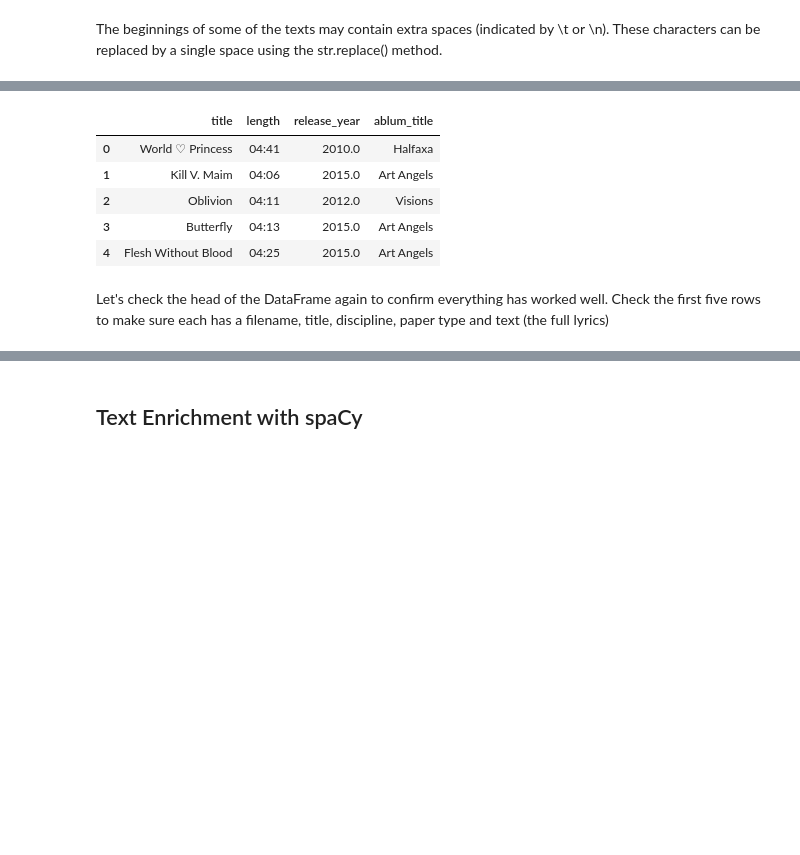
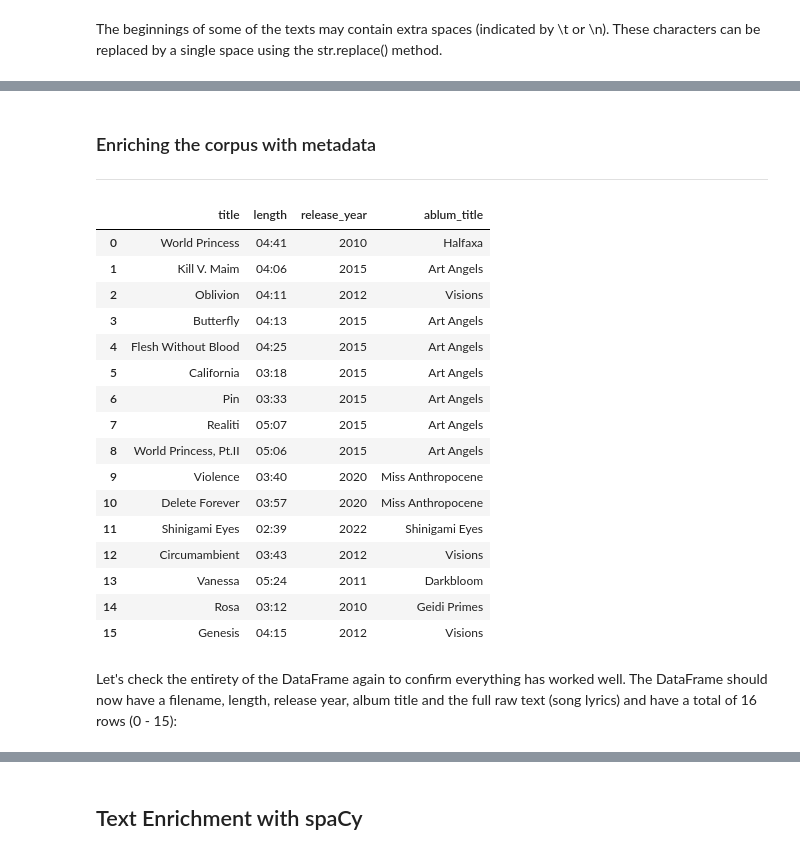
Before and after one commit to v1alina/collecting_data_assignment4, a Jupyter notebook: corpus-analysis-with-spacy.ipynb, the cells around one changed output, grey strips where cells are left out. Drawn from its saved outputs; the diff is of its cells as text; code cells hidden in the pictures; blank space fills up the shorter version.

```diff
--- a/corpus-analysis-with-spacy.ipynb
+++ b/corpus-analysis-with-spacy.ipynb
@@ -164,12 +177,29 @@ paper_df.head()
+# %% [markdown]
+### Enriching the corpus with metadata
+---
 # %%
 # Load metadata.
 metadata_df = pd.read_csv('metadata.csv')
-metadata_df.head()
-# %% [output]
-|  | title | length | release_year | ablum_title |
-| 0 | World ♡ Princess | 04:41 | 2010.0 | Halfaxa |
-| 1 | Kill V. Maim | 04:06 | 2015.0 | Art Angels |
-| 2 | Oblivion | 04:11 | 2012.0 | Visions |
-| 3 | Butterfly | 04:13 | 2015.0 | Art Angels |
-| 4 | Flesh Without Blood | 04:25 | 2015.0 | Art Angels |
+# %%
+# Since this corpus is rather small, we can check all the 16 works at one glance
+# otherwise it might be good to do random checks of the metadata
+metadata_df.head(16)
+# %% [output]
+|  | title | length | release_year | ablum_title |
+| 0 | World Princess | 04:41 | 2010 | Halfaxa |
+| 1 | Kill V. Maim | 04:06 | 2015 | Art Angels |
+| 2 | Oblivion | 04:11 | 2012 | Visions |
+| 3 | Butterfly | 04:13 | 2015 | Art Angels |
+| 4 | Flesh Without Blood | 04:25 | 2015 | Art Angels |
+| 5 | California | 03:18 | 2015 | Art Angels |
+| 6 | Pin | 03:33 | 2015 | Art Angels |
+| 7 | Realiti | 05:07 | 2015 | Art Angels |
+| 8 | World Princess, Pt.II | 05:06 | 2015 | Art Angels |
+| 9 | Violence | 03:40 | 2020 | Miss Anthropocene |
+| 10 | Delete Forever | 03:57 | 2020 | Miss Anthropocene |
+| 11 | Shinigami Eyes | 02:39 | 2022 | Shinigami Eyes |
+| 12 | Circumambient | 03:43 | 2012 | Visions |
+| 13 | Vanessa | 05:24 | 2011 | Darkbloom |
+| 14 | Rosa | 03:12 | 2010 | Geidi Primes |
+| 15 | Genesis | 04:15 | 2012 | Visions |
 # %%
@@ -185,4 +215,4 @@ final_paper_df = metadata_df.merge(paper_df,on='Filename')
 # %% [markdown]
-Let's check the head of the DataFrame again to confirm everything has worked well. Check the first five rows to make sure each has a filename, title, discipline, paper type and text (the full lyrics)
+Let's check the entirety of the DataFrame again to confirm everything has worked well. The DataFrame should now have a filename, length, release year, album title and the full raw text (song lyrics) and have a total of 16 rows (0 - 15):
 # %%
 # Print DataFrame
```
Also changed, not shown: parts of 56 cells of this notebook.
